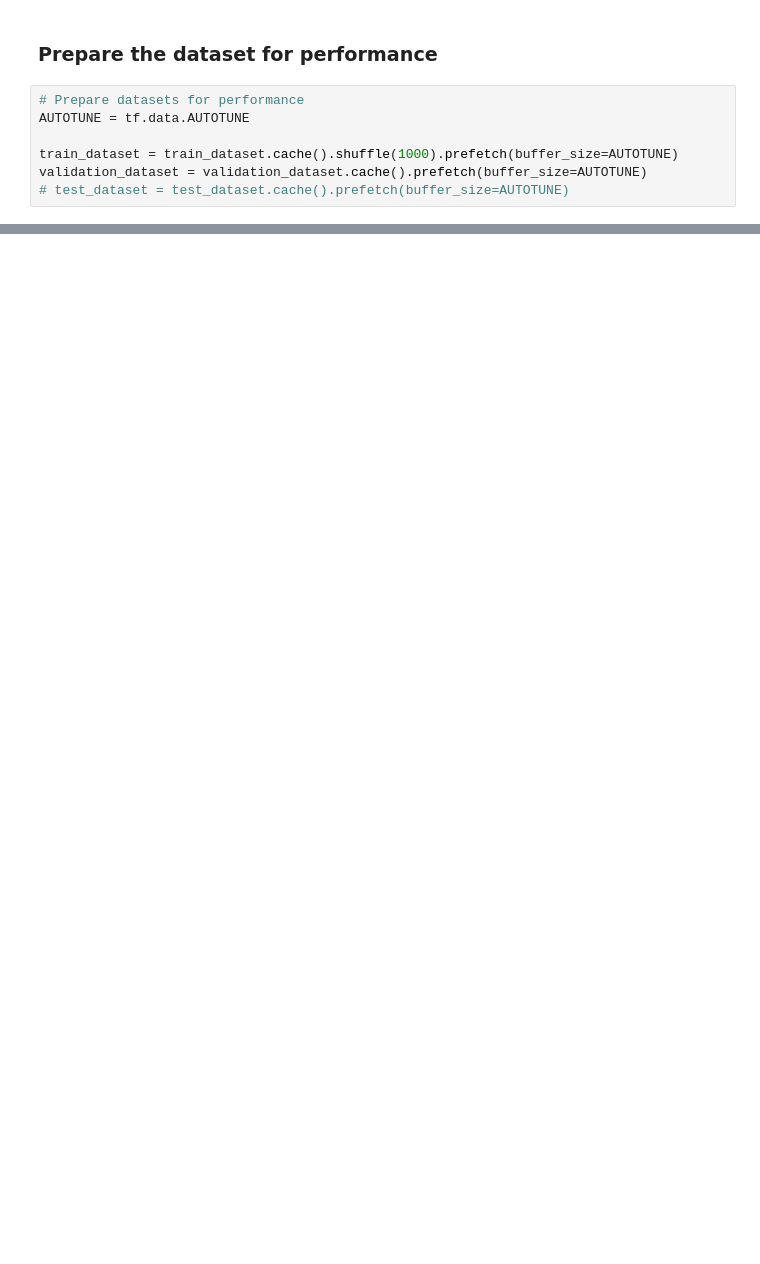
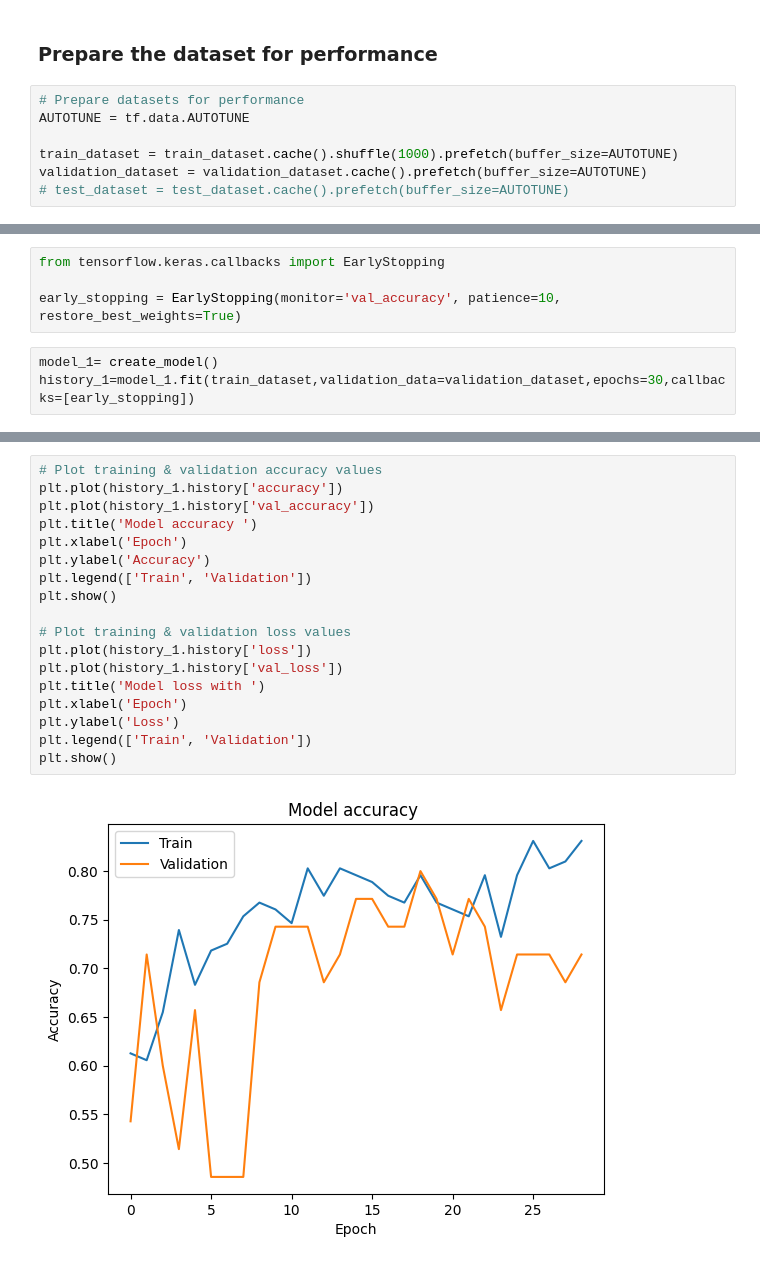
Before and after one commit to Dilshan-Lakruwan99/mood_detection, a Jupyter notebook: src/notebook/mood_classifier.ipynb, the cells around one changed output, grey strips where cells are left out. Drawn from its saved outputs; the diff is of its cells as text; blank space fills up the shorter version.

```diff
--- a/src/notebook/mood_classifier.ipynb
+++ b/src/notebook/mood_classifier.ipynb
@@ -365,0 +239,7 @@ array([0, 1, 0, 1, 0, 0, 0, 0, 0, 0, 1, 0, 0, 1, 0, 0, 0, 1, 0, 0, 1, 0,
+# %%
+from tensorflow.keras.callbacks import EarlyStopping
+
+early_stopping = EarlyStopping(monitor='val_accuracy', patience=10, restore_best_weights=True)
+# %%
+model_1= create_model()
+history_1=model_1.fit(train_dataset,validation_data=validation_dataset,epochs=30,callbacks=[early_stopping])
@@ -365,0 +264,20 @@ array([0, 1, 0, 1, 0, 0, 0, 0, 0, 0, 1, 0, 0, 1, 0, 0, 0, 1, 0, 0, 1, 0,
+# %%
+# Plot training & validation accuracy values
+plt.plot(history_1.history['accuracy'])
+plt.plot(history_1.history['val_accuracy'])
+plt.title('Model accuracy ')
+plt.xlabel('Epoch')
+plt.ylabel('Accuracy')
+plt.legend(['Train', 'Validation'])
+plt.show()
+
+# Plot training & validation loss values
+plt.plot(history_1.history['loss'])
+plt.plot(history_1.history['val_loss'])
+plt.title('Model loss with ')
+plt.xlabel('Epoch')
+plt.ylabel('Loss')
+plt.legend(['Train', 'Validation'])
+plt.show()
+# %% [output]
+[figure, added]
```
Also changed, not shown: parts of 52 cells of this notebook.
